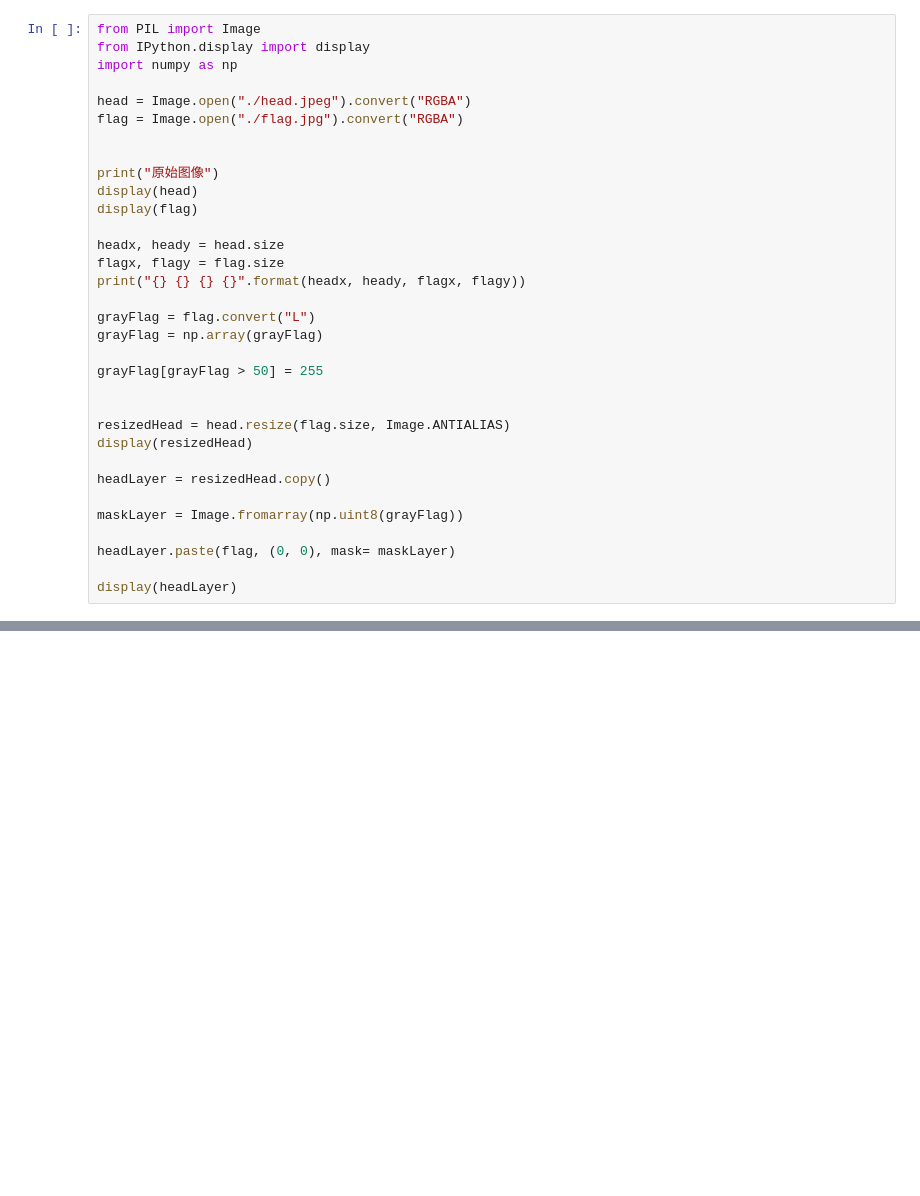
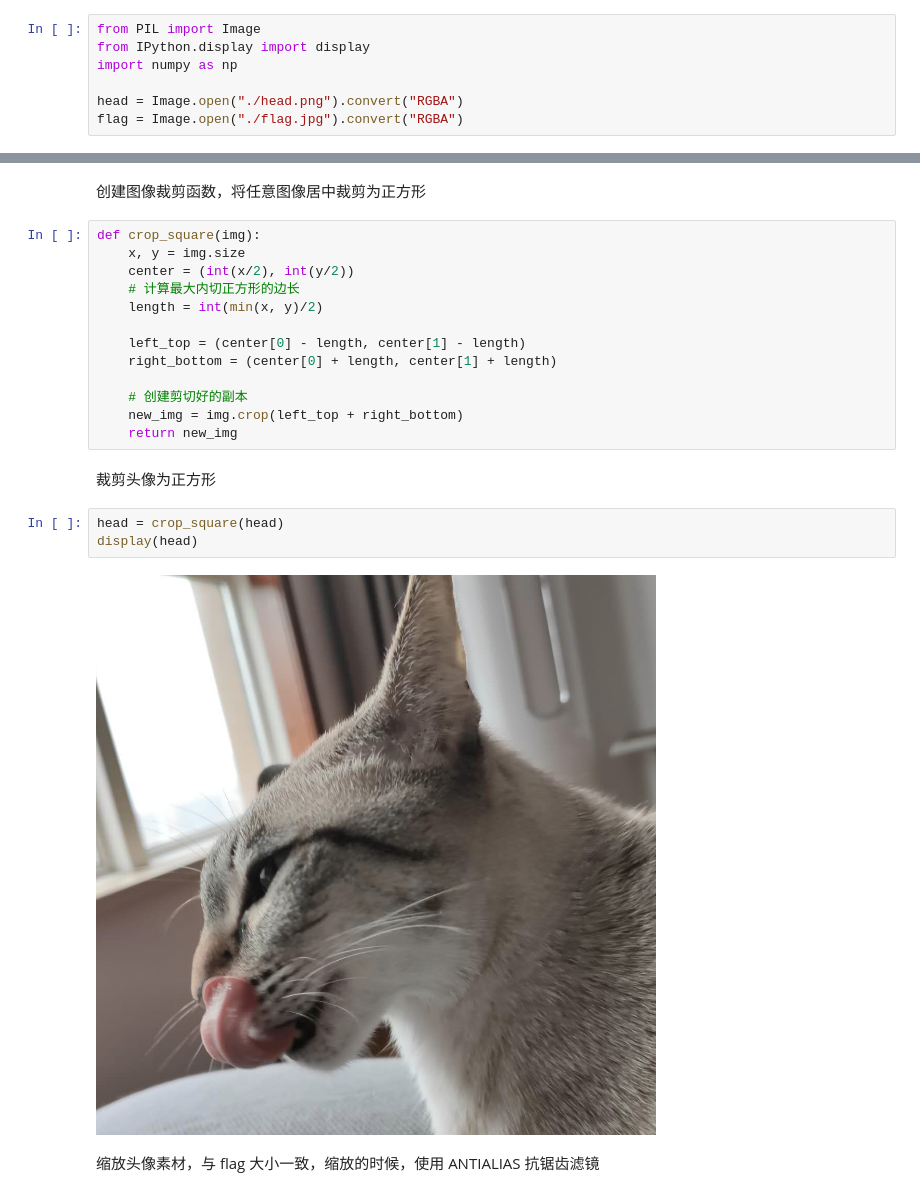
Before and after one commit to JiangChuanGo/examples, a Jupyter notebook: wx_head_icon_flag/pasteFlag.ipynb, the cells around one changed output, grey strips where cells are left out. Drawn from its saved outputs; the diff is of its cells as text; blank space fills up the shorter version.

```diff
--- a/wx_head_icon_flag/pasteFlag.ipynb
+++ b/wx_head_icon_flag/pasteFlag.ipynb
@@ -3,31 +3,5 @@ from PIL import Image
 from IPython.display import display
 import numpy as np
 
-head = Image.open("./head.jpeg").convert("RGBA")
+head = Image.open("./head.png").convert("RGBA")
 flag = Image.open("./flag.jpg").convert("RGBA")
-
-
-print("原始图像")
-display(head)
-display(flag)
-
-headx, heady = head.size
-flagx, flagy = flag.size
-print("{} {} {} {}".format(headx, heady, flagx, flagy))
-
-grayFlag = flag.convert("L")
-grayFlag = np.array(grayFlag)
-
-grayFlag[grayFlag > 50] = 255
-
-
-resizedHead = head.resize(flag.size, Image.ANTIALIAS)
-display(resizedHead)
-
-headLayer = resizedHead.copy()
-
-maskLayer = Image.fromarray(np.uint8(grayFlag))
-
-headLayer.paste(flag, (0, 0), mask= maskLayer)
-
-display(headLayer)
@@ -40,0 +14,24 @@ display(headLayer)
+# %% [markdown]
+创建图像裁剪函数，将任意图像居中裁剪为正方形
+# %%
+def crop_square(img):
+    x, y = img.size
+    center = (int(x/2), int(y/2))
+    # 计算最大内切正方形的边长
+    length = int(min(x, y)/2)
+
+    left_top = (center[0] - length, center[1] - length)
+    right_bottom = (center[0] + length, center[1] + length)
+
+    # 创建剪切好的副本
+    new_img = img.crop(left_top + right_bottom)
+    return new_img
+# %% [markdown]
+裁剪头像为正方形
+# %%
+head = crop_square(head)
+display(head)
+# %% [output]
+[figure, added]
+# %% [markdown]
+缩放头像素材，与 flag 大小一致，缩放的时候，使用 ANTIALIAS 抗锯齿滤镜
```
Also changed, not shown: parts of 13 cells of this notebook.
